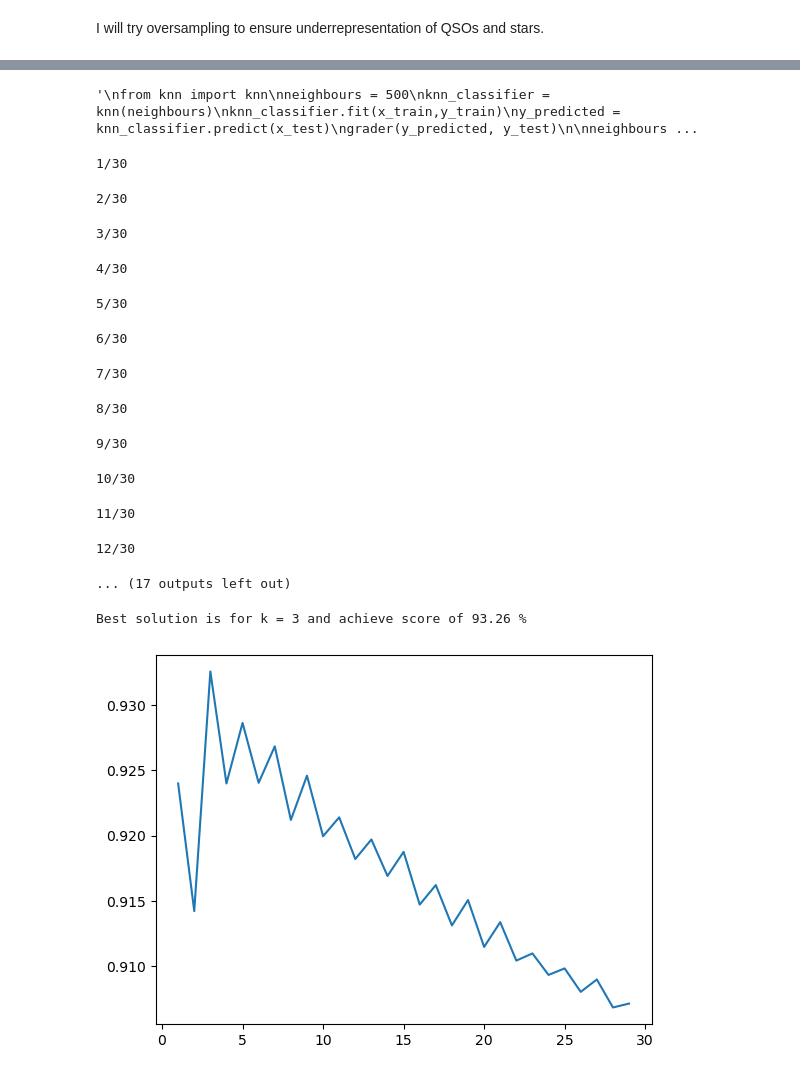
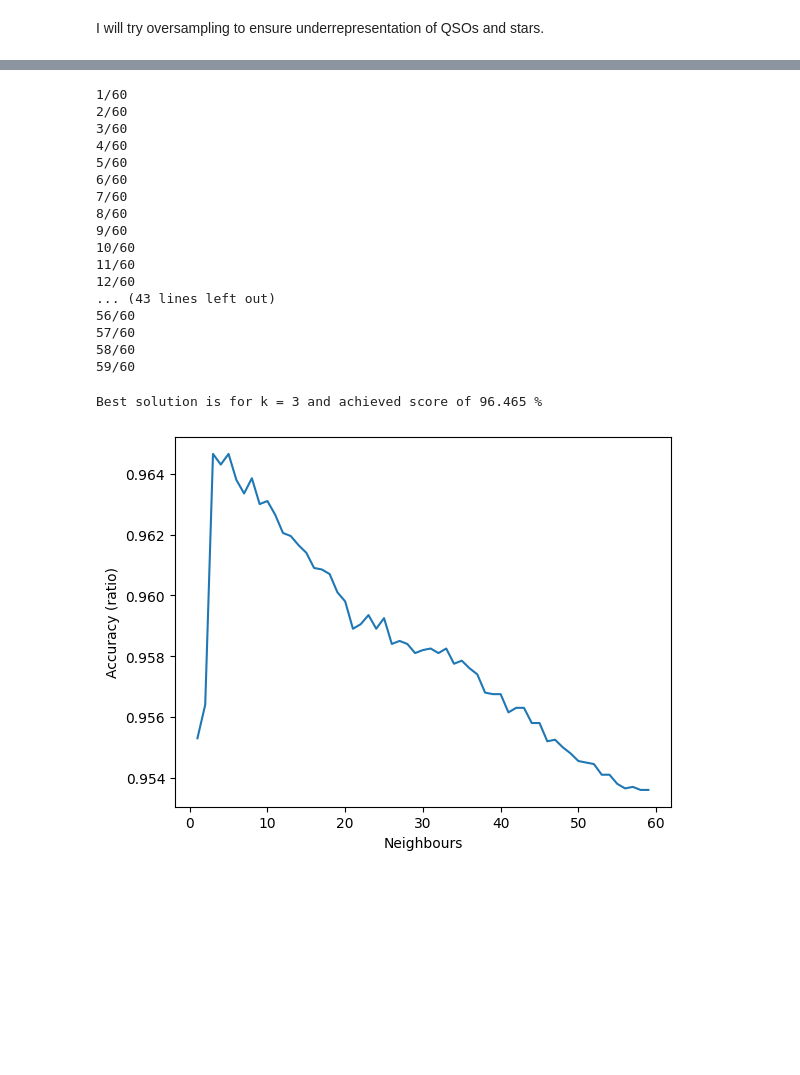
Before and after one commit to RadekJedrzejczyk/StarClasification, a Jupyter notebook: analysis.ipynb, the cells around one changed output, grey strips where cells are left out. Drawn from its saved outputs; the diff is of its cells as text; code cells hidden in the pictures; blank space fills up the shorter version.

```diff
--- a/analysis.ipynb
+++ b/analysis.ipynb
@@ -8,3 +9,4 @@ from grader import grader
 dataframe = pd.read_csv('star_classification.csv')
 # %%
 dataframe.head()
+dataframe = dataframe.drop(dataframe[dataframe['u'] <-1000].index)
@@ -143,59 +173,30 @@ dtype: int64
-# %%
-"""
-from knn import knn
-neighbours = 500
-knn_classifier = knn(neighbours)
-knn_classifier.fit(x_train,y_train)
-y_predicted = knn_classifier.predict(x_test)
-grader(y_predicted, y_test)
-
-neighbours = 250
-knn_classifier.fit(x_train,y_train,neighbours)
-y_predicted = knn_classifier.predict(x_test)
-grader(y_predicted, y_test)
-
-neighbours = 50
-knn_classifier.fit(x_train,y_train,neighbours)
-y_predicted = knn_classifier.predict(x_test)
-grader(y_predicted, y_test)
-"""
-# %% [output]
-'\nfrom knn import knn\nneighbours = 500\nknn_classifier = knn(neighbours)\nknn_classifier.fit(x_train,y_train)\ny_predicted = knn_classifier.predict(x_test)\ngrader(y_predicted, y_test)\n\nneighbours ...
 # %%
-from sklearn.neighbors import KNeighborsClassifier
-
-def findBestNeighboursNumber(x_train,x_test,y_train,y_test,max_number_of_neighbours):
-    solution_list =[]
-    for n in range(1, max_number_of_neighbours):
-        knn_lib=KNeighborsClassifier(n)
-        knn_lib.fit(x_train,y_train.values.ravel())
-        solution_list.append(knn_lib.score(x_test,y_test))
-        print(f"{n}/{max_number_of_neighbours}")
-
-    max_value = max(solution_list)
-    max_index = solution_list.index(max_value)
-    return max_index, solution_list
-
-
-max_number_of_neighbours = 10
+from bestNeighborsNumber import findBestNeighboursNumber
+max_number_of_neighbours = 60
 max_index, solutions = findBestNeighboursNumber(x_train, x_test, y_train, y_test, max_number_of_neighbours)
 # %% [output]
-1/30
+1/60
+2/60
+3/60
+4/60
+5/60
+6/60
+7/60
+8/60
+9/60
+10/60
+11/60
+12/60
+... (43 lines left out)
+56/60
+57/60
+58/60
+59/60
-2/30
-3/30
-4/30
-5/30
-6/30
-7/30
-8/30
-9/30
-10/30
-11/30
-12/30
-... (17 outputs left out)
 # %%
-plt.plot(range(1,max_number_of_neighbours),solutions)
-print(f"Best solution is for k = {max_index+1} and achieve score of {solutions[max_index]*100} %")
+plt.plot(range(1,max_number_of_neighbours ),solutions)
+plt.xlabel("Neighbours")
+plt.ylabel('Accuracy (ratio)')
+print(f"Best solution is for k = {max_index+1} and achieved score of {solutions[max_index]*100} %")
 # %% [output]
-Best solution is for k = 3 and achieve score of 93.26 %
+Best solution is for k = 3 and achieved score of 96.465 %
-[figure, old version]
+[figure, new version]
```
Also changed, not shown: parts of 17 cells of this notebook, 3 other files.
